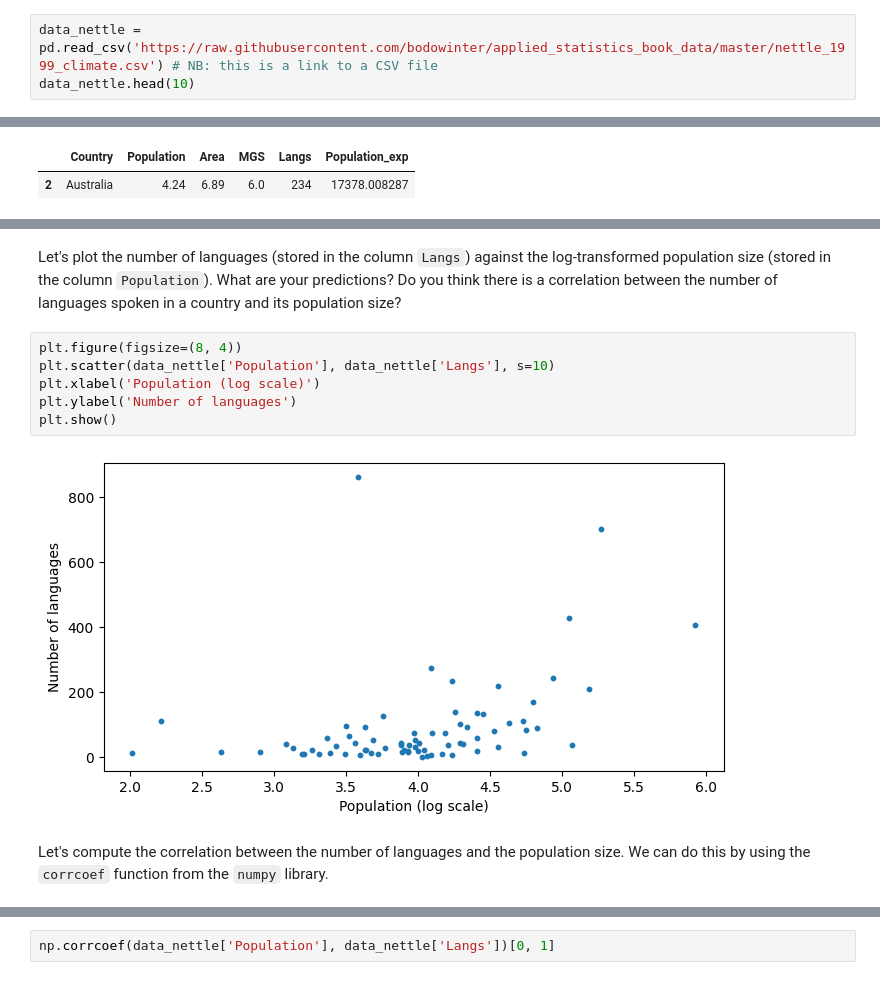
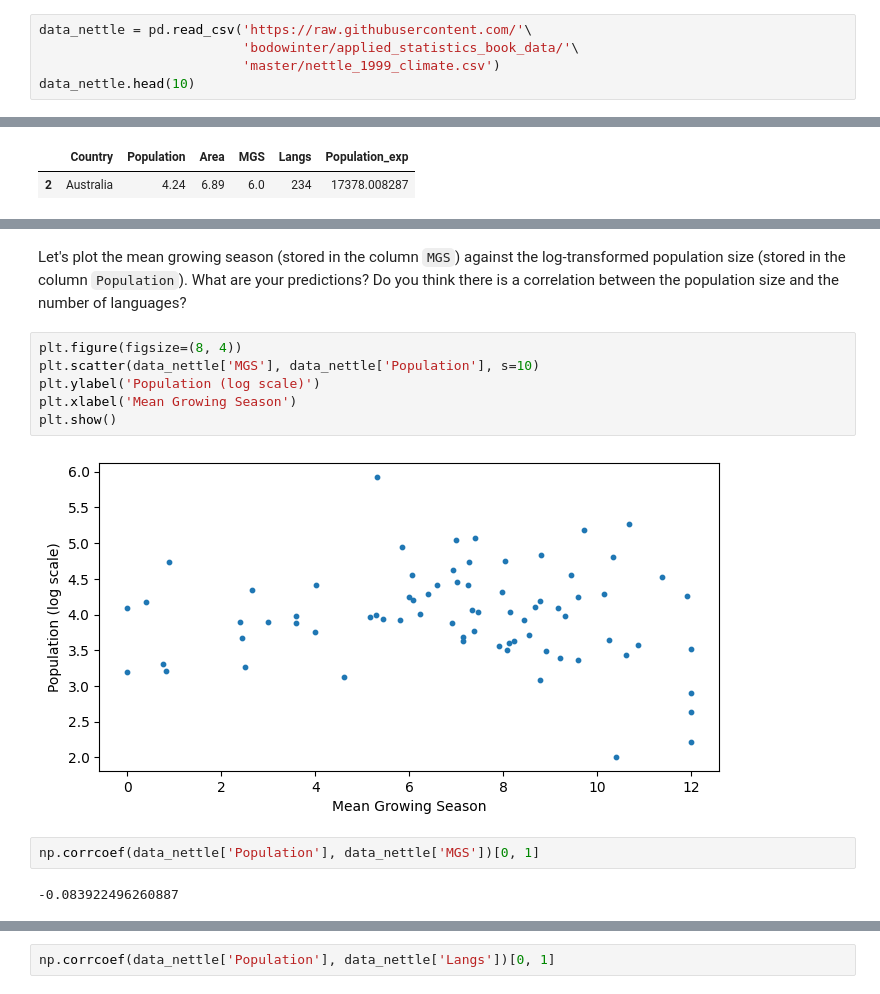
Before and after one commit to TYacinee/materiel_TALL, a Jupyter notebook: S1/TD1-linguistic-diversity.ipynb, the cells around one changed output, grey strips where cells are left out. Saved outputs shown, nothing was run; the diff lists cells and outputs as text.

```diff
--- a/S1/TD1-linguistic-diversity.ipynb
+++ b/S1/TD1-linguistic-diversity.ipynb
@@ -362,7 +371,9 @@ In his book Linguistic Diversity (1999), Daniel Nettle hypothesizes that linguis
 
 Let's take a look at the data first.
 # %%
-data_nettle = pd.read_csv('https://raw.githubusercontent.com/bodowinter/applied_statistics_book_data/master/nettle_1999_climate.csv') # NB: this is a link to a CSV file
+data_nettle = pd.read_csv('https://raw.githubusercontent.com/'\
+                          'bodowinter/applied_statistics_book_data/'\
+                          'master/nettle_1999_climate.csv')
 data_nettle.head(10)
 # %% [output]
 |  | Country | Population | Area | MGS | Langs |
@@ -416,12 +459,14 @@ data_nettle[data_nettle.Country == 'Australia']
 # %% [markdown]
-Let's plot the number of languages (stored in the column `Langs`) against the log-transformed population size (stored in the column `Population`). What are your predictions? Do you think there is a correlation between the number of languages spoken in a country and its population size?
+Let's plot the mean growing season (stored in the column `MGS`) against the log-transformed population size (stored in the column `Population`). What are your predictions? Do you think there is a correlation between the population size and the number of languages?
 # %%
 plt.figure(figsize=(8, 4))
-plt.scatter(data_nettle['Population'], data_nettle['Langs'], s=10)
-plt.xlabel('Population (log scale)')
-plt.ylabel('Number of languages')
+plt.scatter(data_nettle['MGS'], data_nettle['Population'], s=10)
+plt.ylabel('Population (log scale)')
+plt.xlabel('Mean Growing Season')
 plt.show()
 # %% [output]
-[figure, old version]
+[figure, new version]
-# %% [markdown]
-Let's compute the correlation between the number of languages and the population size. We can do this by using the `corrcoef` function from the `numpy` library.
+# %%
+np.corrcoef(data_nettle['Population'], data_nettle['MGS'])[0, 1]
+# %% [output]
+-0.083922496260887
```
Also changed, not shown: parts of 18 cells of this notebook.
